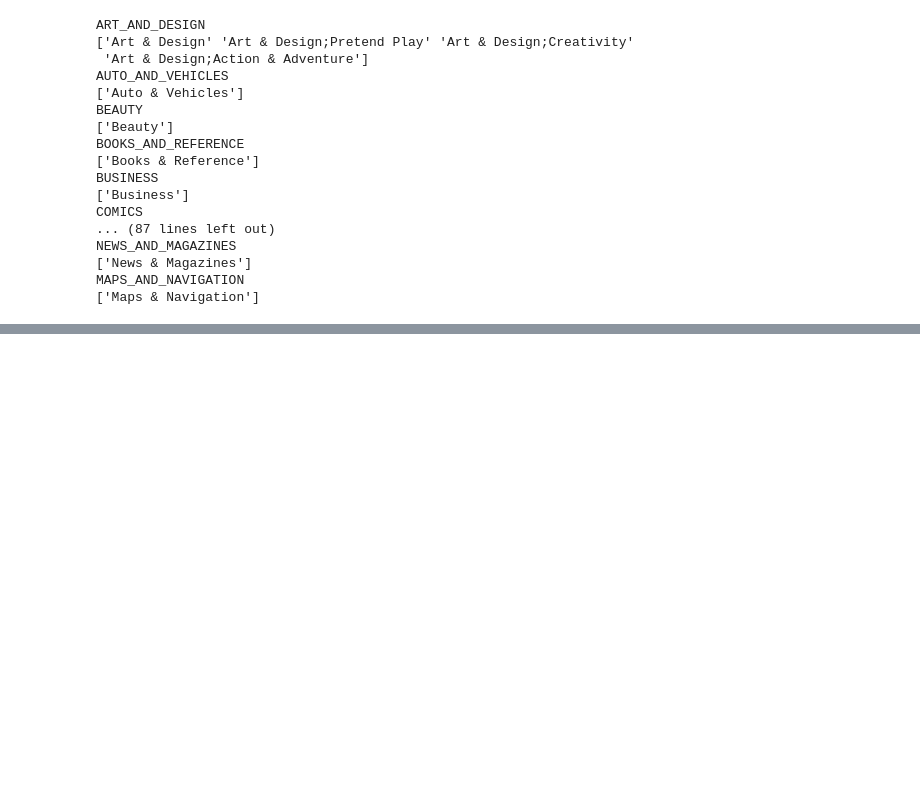
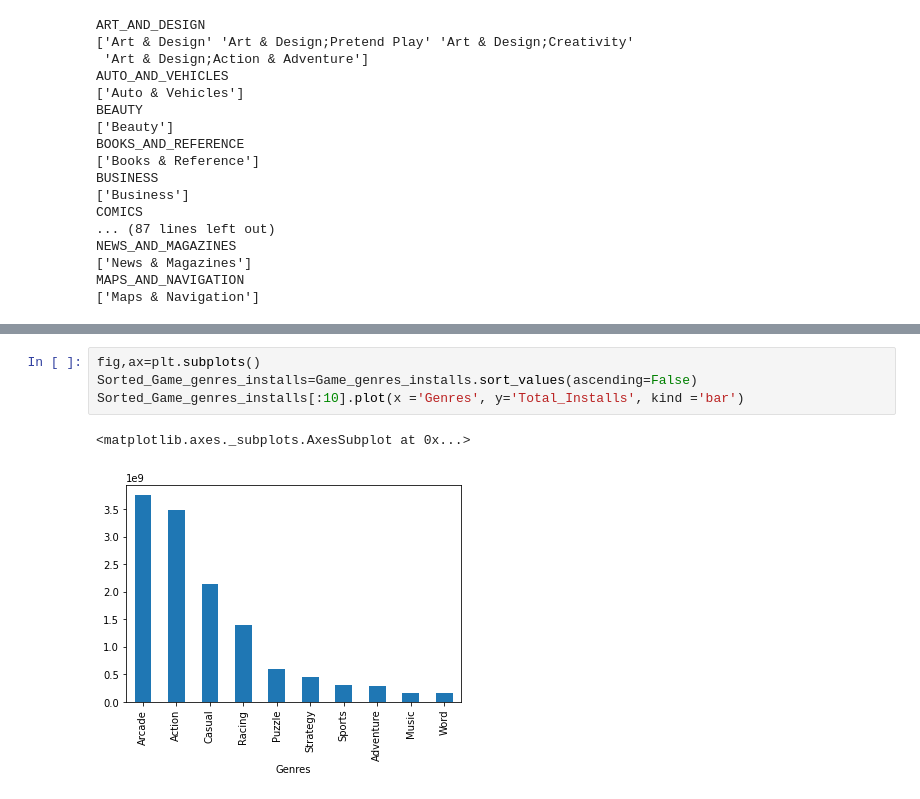
Before and after one commit to iMrugesh9/EDA_Playstore_Data, a Jupyter notebook: Play_Store_App_Review_Analysis(Mrugesh_Patel).ipynb, the cells around one changed output, grey strips where cells are left out. Cells and saved outputs as stored; diff of their text form; blank space fills up the shorter version.

```diff
--- a/Play_Store_App_Review_Analysis(Mrugesh_Patel).ipynb
+++ b/Play_Store_App_Review_Analysis(Mrugesh_Patel).ipynb
@@ -580,0 +615,7 @@ MAPS_AND_NAVIGATION
+# %%
+fig,ax=plt.subplots()
+Sorted_Game_genres_installs=Game_genres_installs.sort_values(ascending=False)
+Sorted_Game_genres_installs[:10].plot(x ='Genres', y='Total_Installs', kind ='bar')
+# %% [output]
+<matplotlib.axes._subplots.AxesSubplot at 0x...>
+[figure, added]
```
Also changed, not shown: parts of 22 cells of this notebook.
